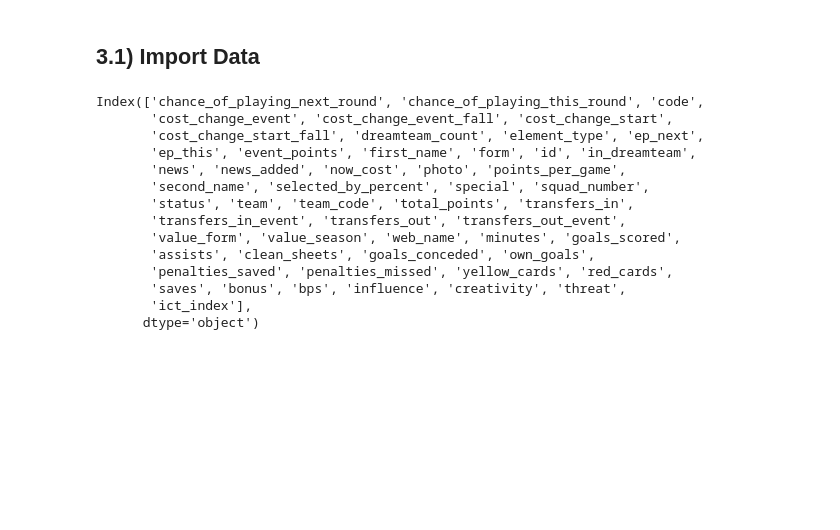
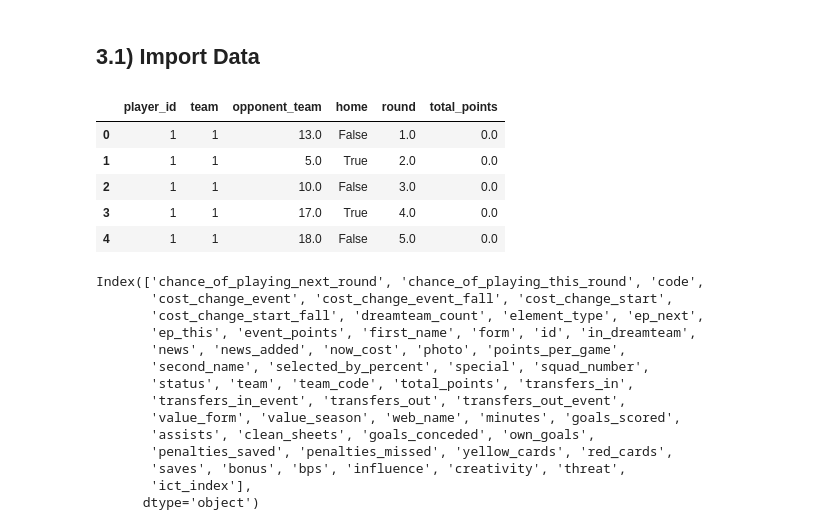
Before and after one commit to yt-hwang/Fantasy_Premier_League_Analysis, a Jupyter notebook: Codes/Data_Related/Data_Analyzation_and_Optimization_LEVEL_2.ipynb, the cells around one changed output. Saved outputs shown, nothing was run; the diff lists cells and outputs as text; code cells hidden in the pictures; blank space fills up the shorter version.

```diff
--- a/Codes/Data_Related/Data_Analyzation_and_Optimization_LEVEL_2.ipynb
+++ b/Codes/Data_Related/Data_Analyzation_and_Optimization_LEVEL_2.ipynb
@@ -94,6 +94,15 @@ history = pd.read_csv(datapath + 'history_final_training.csv', index_col=0, engi
 fixture = pd.read_csv(datapath + 'fixture_final_test.csv', index_col=0, engine = 'python')
 
 bootstrap = pd.read_csv(datapath + 'elements_df.csv', index_col=0, engine = 'python')
+# %%
+history.head()
+# %% [output]
+|  | player_id | team | opponent_team | home | round | total_points |
+| 0 | 1 | 1 | 13.0 | False | 1.0 | 0.0 |
+| 1 | 1 | 1 | 5.0 | True | 2.0 | 0.0 |
+| 2 | 1 | 1 | 10.0 | False | 3.0 | 0.0 |
+| 3 | 1 | 1 | 17.0 | True | 4.0 | 0.0 |
+| 4 | 1 | 1 | 18.0 | False | 5.0 | 0.0 |
 # %%
 bootstrap.columns
 # %% [output]
```
Also changed, not shown: parts of 18 cells of this notebook.
